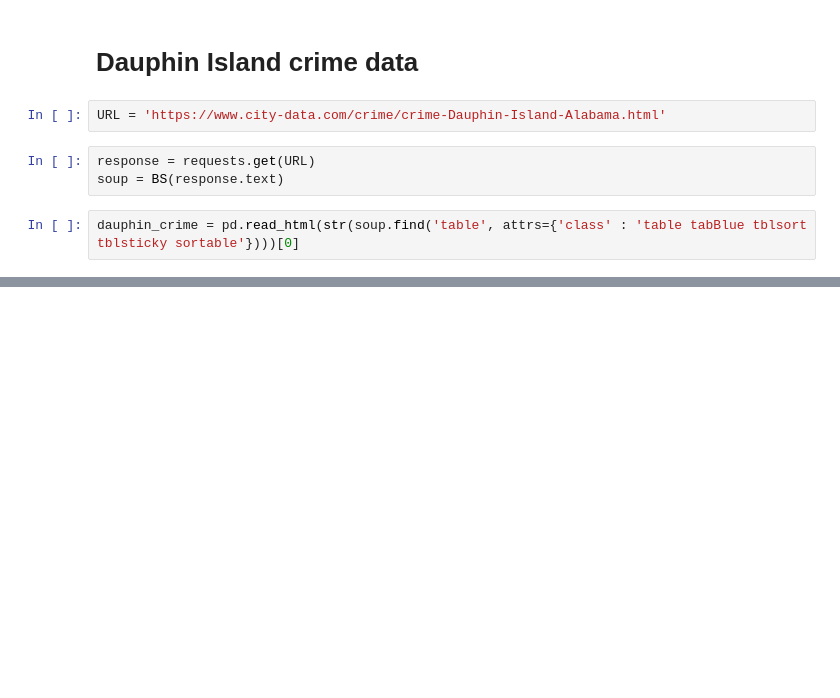
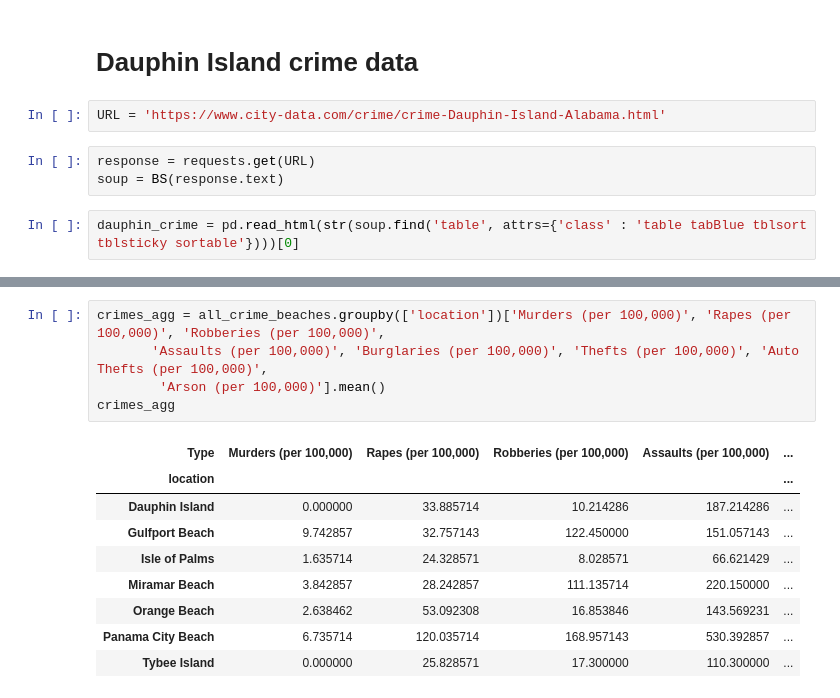
Before and after one commit to NSS-Full-Time-Data-Analytics-9/bwilhelm_capstone, a Jupyter notebook: scripts/crime_data.ipynb, the cells around one changed output, grey strips where cells are left out. Cells and saved outputs as stored; diff of their text form; blank space fills up the shorter version.

```diff
--- a/scripts/crime_data.ipynb
+++ b/scripts/crime_data.ipynb
@@ -387,0 +404,15 @@ all_crime_beaches['Arson'] = all_crime_beaches['Arson'].astype(int)
+# %%
+crimes_agg = all_crime_beaches.groupby(['location'])['Murders (per 100,000)', 'Rapes (per 100,000)', 'Robberies (per 100,000)',
+       'Assaults (per 100,000)', 'Burglaries (per 100,000)', 'Thefts (per 100,000)', 'Auto Thefts (per 100,000)',
+        'Arson (per 100,000)'].mean()
+crimes_agg
+# %% [output]
+| Type | Murders (per 100,000) | Rapes (per 100,000) | Robberies (per 100,000) | Assaults (per 100,000) | ... |
+| location |  |  |  |  | ... |
+| Dauphin Island | 0.000000 | 33.885714 | 10.214286 | 187.214286 | ... |
+| Gulfport Beach | 9.742857 | 32.757143 | 122.450000 | 151.057143 | ... |
+| Isle of Palms | 1.635714 | 24.328571 | 8.028571 | 66.621429 | ... |
+| Miramar Beach | 3.842857 | 28.242857 | 111.135714 | 220.150000 | ... |
+| Orange Beach | 2.638462 | 53.092308 | 16.853846 | 143.569231 | ... |
+| Panama City Beach | 6.735714 | 120.035714 | 168.957143 | 530.392857 | ... |
+| Tybee Island | 0.000000 | 25.828571 | 17.300000 | 110.300000 | ... |
```
Also changed, not shown: parts of 54 cells of this notebook.
